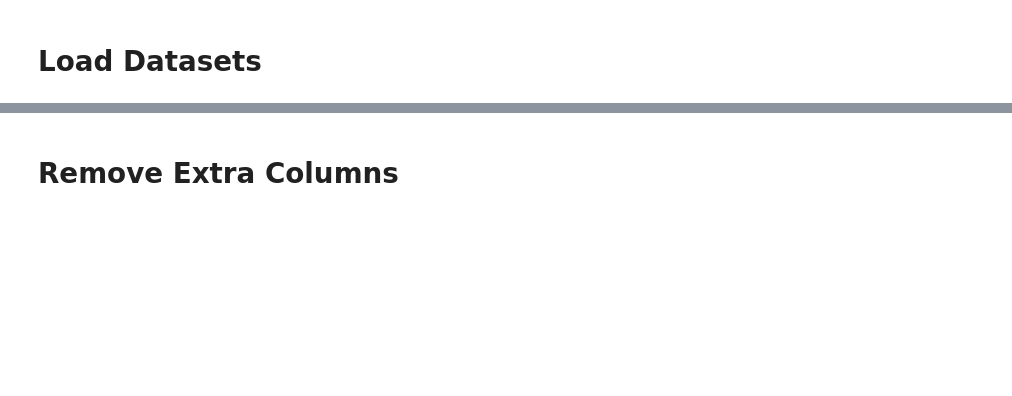
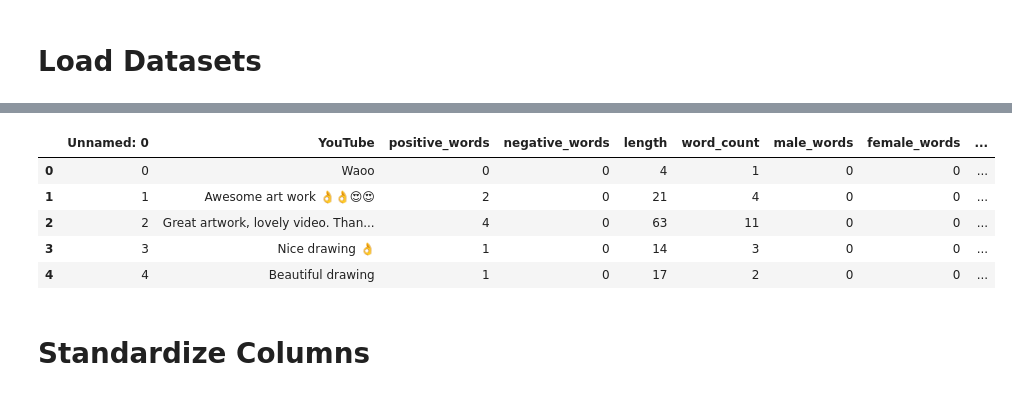
Before and after one commit to yang3410/cautious-octo-train, a Jupyter notebook: full/Data Synthesis.ipynb, the cells around one changed output, grey strips where cells are left out. Cells and saved outputs as stored; diff of their text form; code cells hidden in the pictures; blank space fills up the shorter version.

```diff
--- a/full/Data Synthesis.ipynb
+++ b/full/Data Synthesis.ipynb
@@ -14,2 +46,12 @@ df_reddit = pd.read_csv("../reddit_data/cleaned_reddit_convo.csv")
+# %%
+df_youtube = pd.read_csv("../youtube_data/ytdata_shortened_with_features.csv")
+df_youtube.head()
+# %% [output]
+|  | Unnamed: 0 | YouTube | positive_words | negative_words | length | word_count | male_words | female_words | ... |
+| 0 | 0 | Waoo | 0 | 0 | 4 | 1 | 0 | 0 | ... |
+| 1 | 1 | Awesome art work 👌👌😍😍 | 2 | 0 | 21 | 4 | 0 | 0 | ... |
+| 2 | 2 | Great artwork, lovely video. Than... | 4 | 0 | 63 | 11 | 0 | 0 | ... |
+| 3 | 3 | Nice drawing 👌 | 1 | 0 | 14 | 3 | 0 | 0 | ... |
+| 4 | 4 | Beautiful drawing | 1 | 0 | 17 | 2 | 0 | 0 | ... |
 # %% [markdown]
-# Remove Extra Columns
+# Standardize Columns
```
Also changed, not shown: parts of 36 cells of this notebook, 5 other files.
